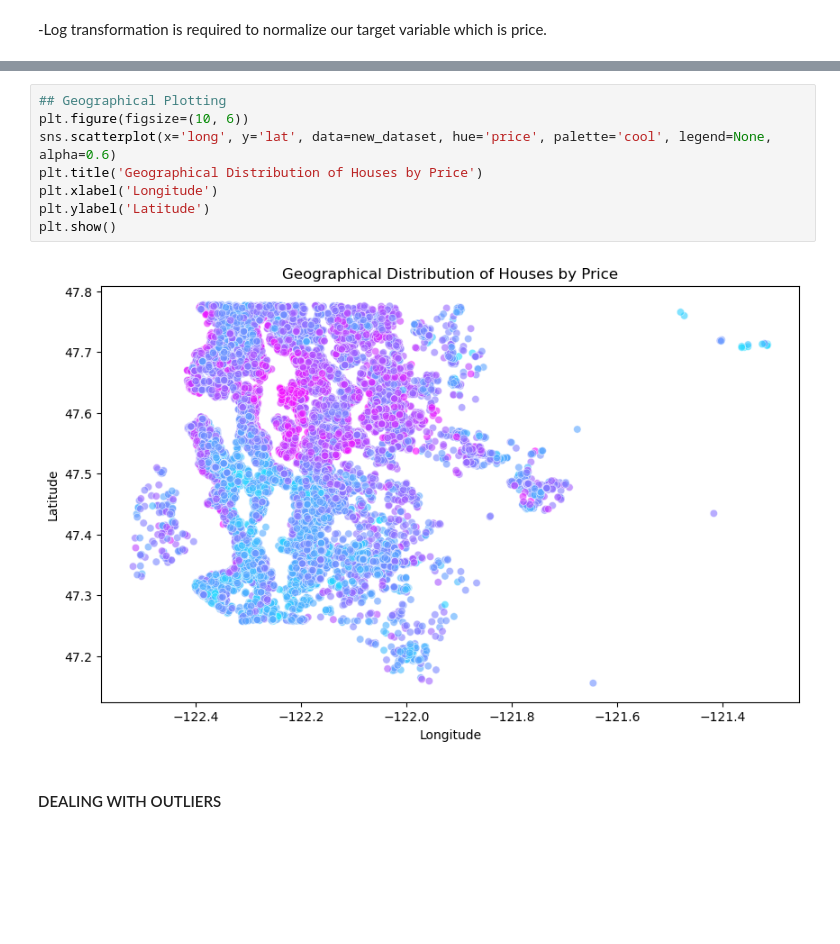
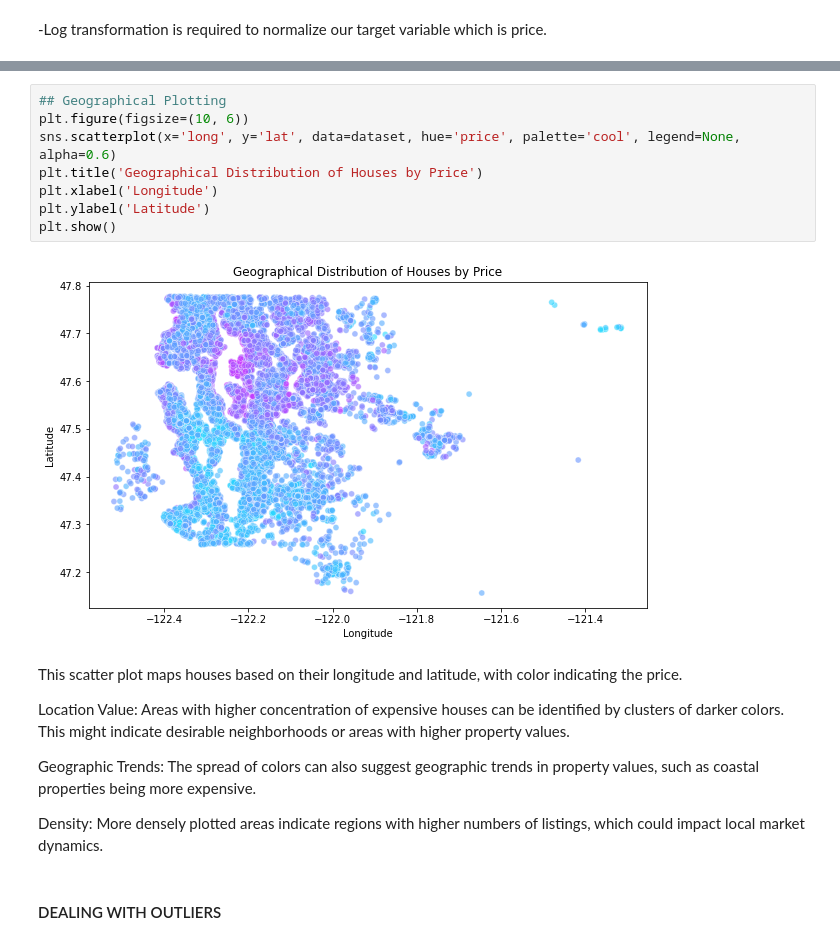
Before and after one commit to Calvin-Omwega/dsc-phase-2-Project, a Jupyter notebook: student.ipynb, the cells around one changed output, grey strips where cells are left out. Saved outputs shown, nothing was run; the diff lists cells and outputs as text; blank space fills up the shorter version.

```diff
--- a/student.ipynb
+++ b/student.ipynb
@@ -425,13 +425,21 @@ sns.displot(dataset.price);
 # %%
 ## Geographical Plotting
 plt.figure(figsize=(10, 6))
-sns.scatterplot(x='long', y='lat', data=new_dataset, hue='price', palette='cool', legend=None, alpha=0.6)
+sns.scatterplot(x='long', y='lat', data=dataset, hue='price', palette='cool', legend=None, alpha=0.6)
 plt.title('Geographical Distribution of Houses by Price')
 plt.xlabel('Longitude')
 plt.ylabel('Latitude')
 plt.show()
 # %% [output]
-[figure, old version]
+[figure, new version]
+# %% [markdown]
+This scatter plot maps houses based on their longitude and latitude, with color indicating the price.
+
+Location Value: Areas with higher concentration of expensive houses can be identified by clusters of darker colors. This might indicate desirable neighborhoods or areas with higher property values.
+
+Geographic Trends: The spread of colors can also suggest geographic trends in property values, such as coastal properties being more expensive.
+
+Density: More densely plotted areas indicate regions with higher numbers of listings, which could impact local market dynamics.
 # %% [markdown]
 #### DEALING WITH OUTLIERS
 # %%
```
Also changed, not shown: parts of 18 cells of this notebook, 2 other files.
